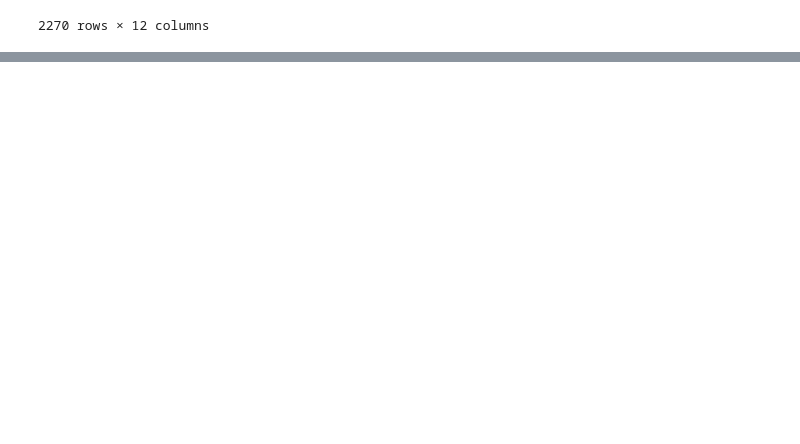
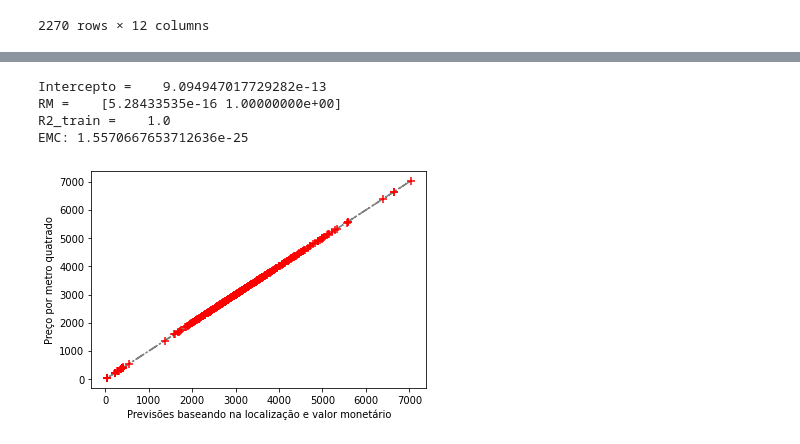
Before and after one commit to lidiambsouza/price_properties, a Jupyter notebook: price_properties.ipynb, the cells around one changed output, grey strips where cells are left out. Saved outputs shown, nothing was run; the diff lists cells and outputs as text; code cells hidden in the pictures; blank space fills up the shorter version.

```diff
--- a/price_properties.ipynb
+++ b/price_properties.ipynb
@@ -719,0 +713,52 @@ sns.regplot(data = dfAp,
+# %%
+from sklearn.model_selection import train_test_split
+from sklearn.linear_model import LinearRegression
+from sklearn import metrics
+
+def grafico(y,predictions):
+    plt.plot(y,
+         y,
+         '-.',
+         c = 'grey'
+        )
+
+    plt.scatter(predictions,
+            y,
+            s = 50,
+            c = 'r',
+            marker = '+',
+            zorder = 10
+           )
+
+    plt.xlabel("Previsões baseando na localização e valor monetário")
+    plt.ylabel("Preço por metro quatrado")
+    plt.show()
+
+def info(model,X, y, predictions):
+    print ('Intercepto = ', ' ', model.intercept_)
+    print ('RM = ', ' ', model.coef_)
+    print ('R2_train = ', ' ', model.score(X, y))
+    print ("EMC:", metrics.mean_squared_error(y, predictions))
+
+def train_test_rmse(variaveis, targets):
+    X = dfApartament[variaveis]
+    y = targets
+    # Como estamos trabalhando com observações ordenadas no tempo, podemos
+    # usa shuffle = False para evitar data leakage
+    X_train, X_test, y_train, y_test = train_test_split(X, y, shuffle = False)
+    linreg = LinearRegression()
+    model = linreg.fit(X_train, y_train)
+    y_pred = linreg.predict(X_test)
+
+    info(model,X_test, y_test, y_pred)
+    grafico(y_test, y_pred)
+
+
+
+train_test_rmse(['lat', 'lon', 'price_usd', 'preco_metro'], dfApartament["preco_metro"])
+# %% [output]
+Intercepto =    9.094947017729282e-13
+RM =    [5.28433535e-16 1.00000000e+00]
+R2_train =    1.0
+EMC: 1.5570667653712636e-25
+[figure, added]
```
Also changed, not shown: parts of 14 cells of this notebook.
